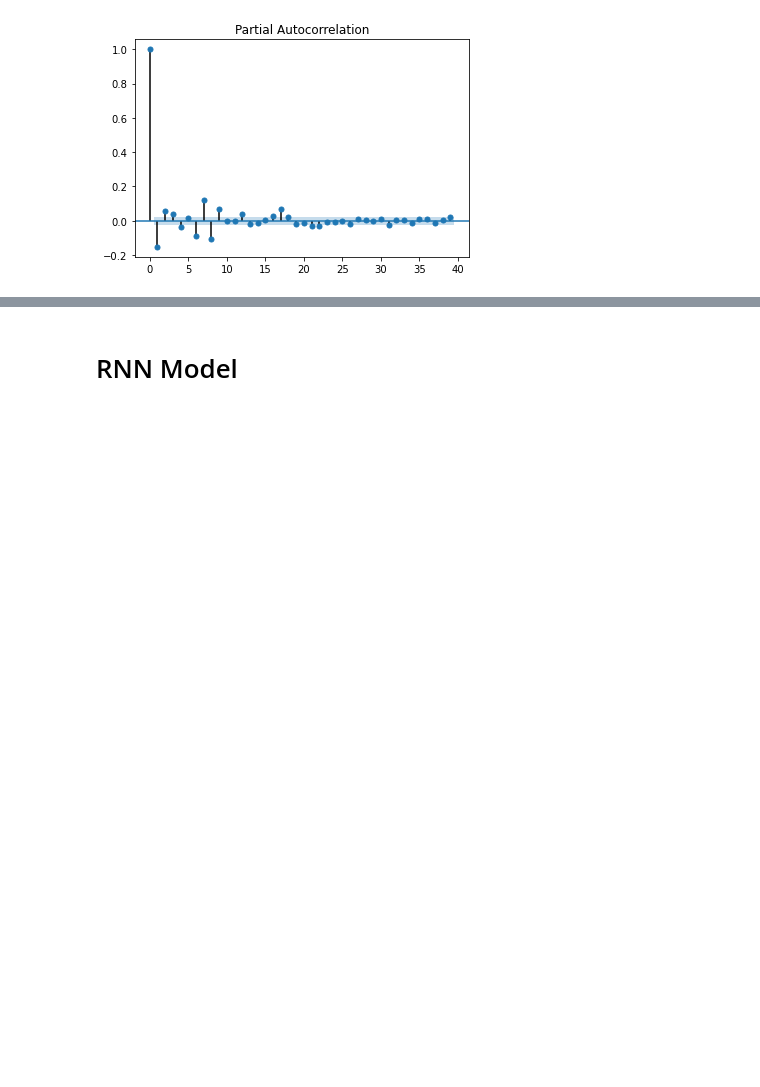
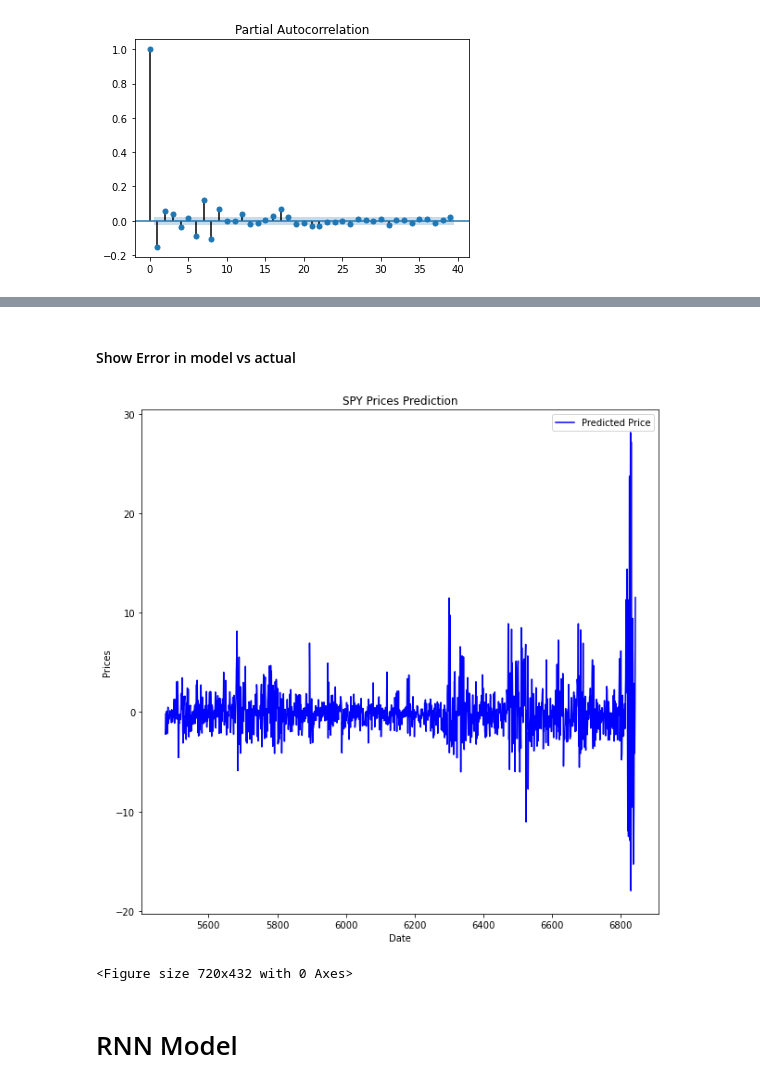
Before and after one commit to bsamaha/SPY-Time-Series-Predictions, a Jupyter notebook: Time Series Forecasting of ETFs.ipynb, the cells around one changed output, grey strips where cells are left out. Saved outputs shown, nothing was run; the diff lists cells and outputs as text; code cells hidden in the pictures; blank space fills up the shorter version.

```diff
--- a/Time Series Forecasting of ETFs.ipynb
+++ b/Time Series Forecasting of ETFs.ipynb
@@ -460,3 +415,20 @@ KeyboardInterrupt:
+# %%
+# Find the Error in the ARIMA Model
+arima_error = np.array(model_predictions).flatten() - x_valid
+# %% [markdown]
+#### Show Error in model vs actual
+# %%
+plt.plot(x_valid.index, arima_error, color='blue',label='Predicted Price')
+# plt.plot(x_valid.index, x_valid, color='red', label='Actual Price')
+plt.title('SPY Prices Prediction')
+plt.xlabel('Date')
+plt.ylabel('Prices')
+plt.legend()
+plt.figure(figsize=(10,6))
+plt.show()
+# %% [output]
+[figure, added]
+<Figure size 720x432 with 0 Axes>
 # %% [markdown]
 # RNN Model
 # %% [markdown]
```
Also changed, not shown: parts of 26 cells of this notebook, 3 other files.
